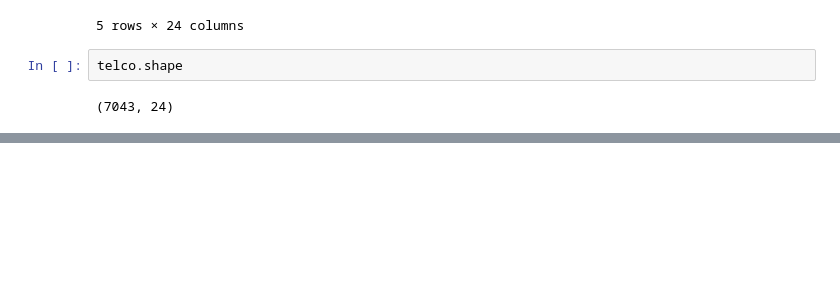
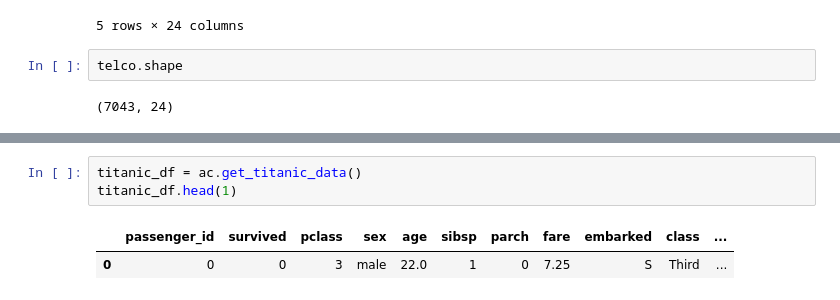
Before and after one commit to nadia-paz/classification-exercises, a Jupyter notebook: classification_exercises.ipynb, the cells around one changed output, grey strips where cells are left out. Cells and saved outputs as stored; diff of their text form; blank space fills up the shorter version.

```diff
--- a/classification_exercises.ipynb
+++ b/classification_exercises.ipynb
@@ -337,0 +476,6 @@ telco.shape
+# %%
+titanic_df = ac.get_titanic_data()
+titanic_df.head(1)
+# %% [output]
+|  | passenger_id | survived | pclass | sex | age | sibsp | parch | fare | embarked | class | ... |
+| 0 | 0 | 0 | 3 | male | 22.0 | 1 | 0 | 7.25 | S | Third | ... |
```
Also changed, not shown: parts of 43 cells of this notebook.
